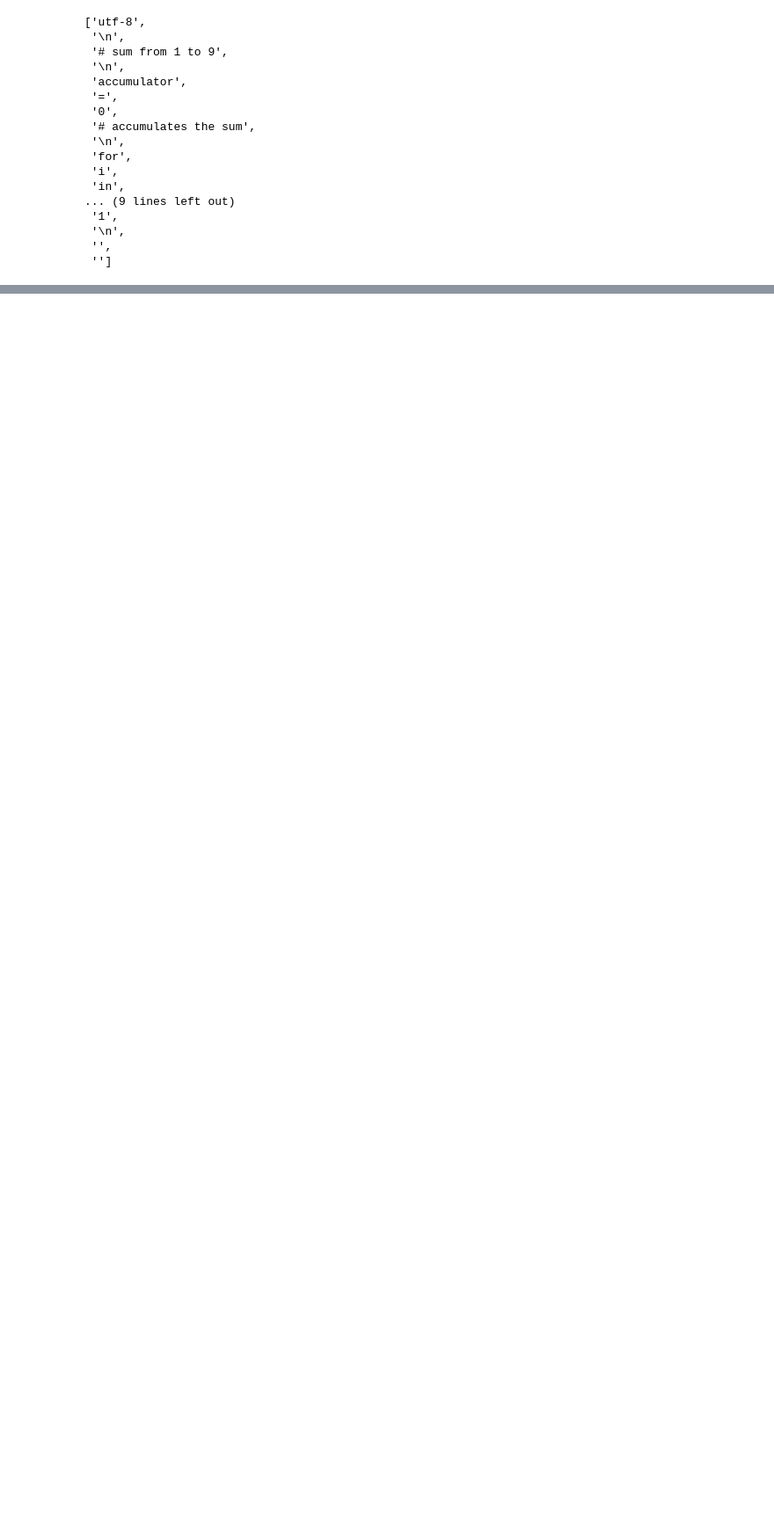
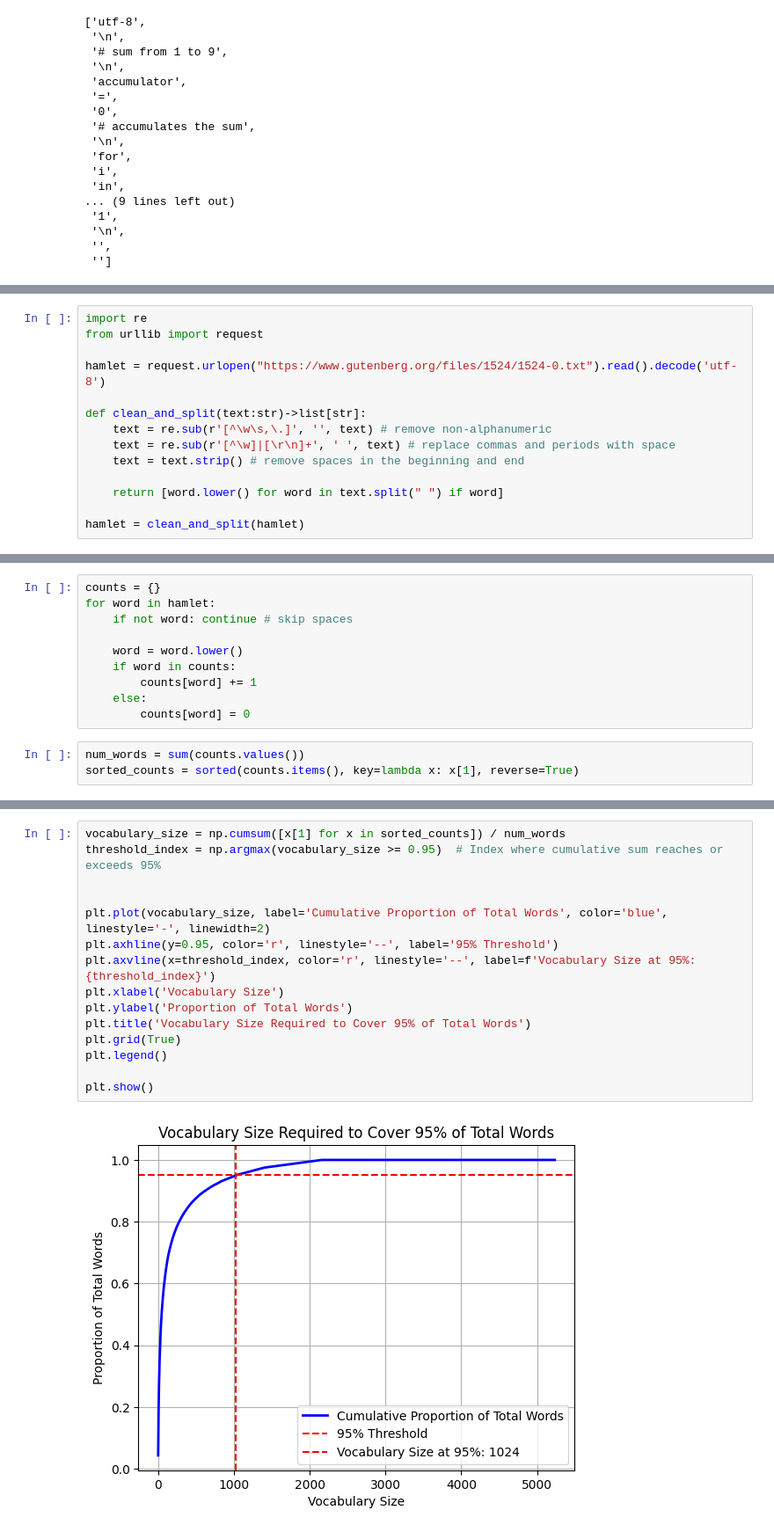
Before and after one commit to BjarniHaukur/PyGPT, a Jupyter notebook: tokenize.ipynb, the cells around one changed output, grey strips where cells are left out. Shown at 88% size. Cells and saved outputs as stored; diff of their text form; blank space fills up the shorter version.

```diff
--- a/tokenize.ipynb
+++ b/tokenize.ipynb
@@ -38,0 +43,14 @@ list(x.string for x in tokenize.tokenize(BytesIO(python_code.encode("utf-8")).re
+# %%
+import re
+from urllib import request
+
+hamlet = request.urlopen("https://www.gutenberg.org/files/1524/1524-0.txt").read().decode('utf-8')
+
+def clean_and_split(text:str)->list[str]:
+    text = re.sub(r'[^\w\s,\.]', '', text) # remove non-alphanumeric
+    text = re.sub(r'[^\w]|[\r\n]+', ' ', text) # replace commas and periods with space
+    text = text.strip() # remove spaces in the beginning and end
+
+    return [word.lower() for word in text.split(" ") if word]
+
+hamlet = clean_and_split(hamlet)
@@ -38,0 +59,13 @@ list(x.string for x in tokenize.tokenize(BytesIO(python_code.encode("utf-8")).re
+# %%
+counts = {}
+for word in hamlet:
+    if not word: continue # skip spaces
+
+    word = word.lower()
+    if word in counts:
+        counts[word] += 1
+    else:
+        counts[word] = 0
+# %%
+num_words = sum(counts.values())
+sorted_counts = sorted(counts.items(), key=lambda x: x[1], reverse=True)
@@ -38,0 +79,17 @@ list(x.string for x in tokenize.tokenize(BytesIO(python_code.encode("utf-8")).re
+# %%
+vocabulary_size = np.cumsum([x[1] for x in sorted_counts]) / num_words
+threshold_index = np.argmax(vocabulary_size >= 0.95)  # Index where cumulative sum reaches or exceeds 95%
+
+
+plt.plot(vocabulary_size, label='Cumulative Proportion of Total Words', color='blue', linestyle='-', linewidth=2)
+plt.axhline(y=0.95, color='r', linestyle='--', label='95% Threshold')
+plt.axvline(x=threshold_index, color='r', linestyle='--', label=f'Vocabulary Size at 95%: {threshold_index}')
+plt.xlabel('Vocabulary Size')
+plt.ylabel('Proportion of Total Words')
+plt.title('Vocabulary Size Required to Cover 95% of Total Words')
+plt.grid(True)
+plt.legend()
+
+plt.show()
+# %% [output]
+[figure, added]
```
Also changed, not shown: parts of 13 cells of this notebook, 2 other files.
